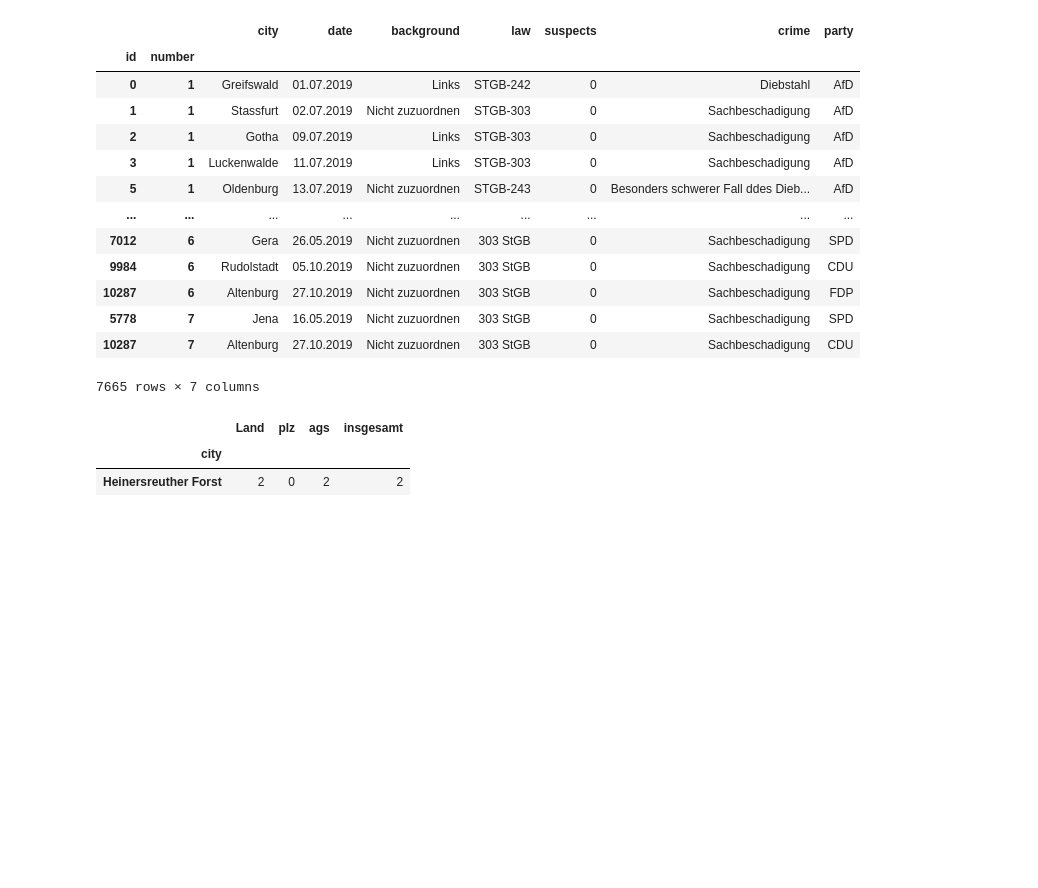
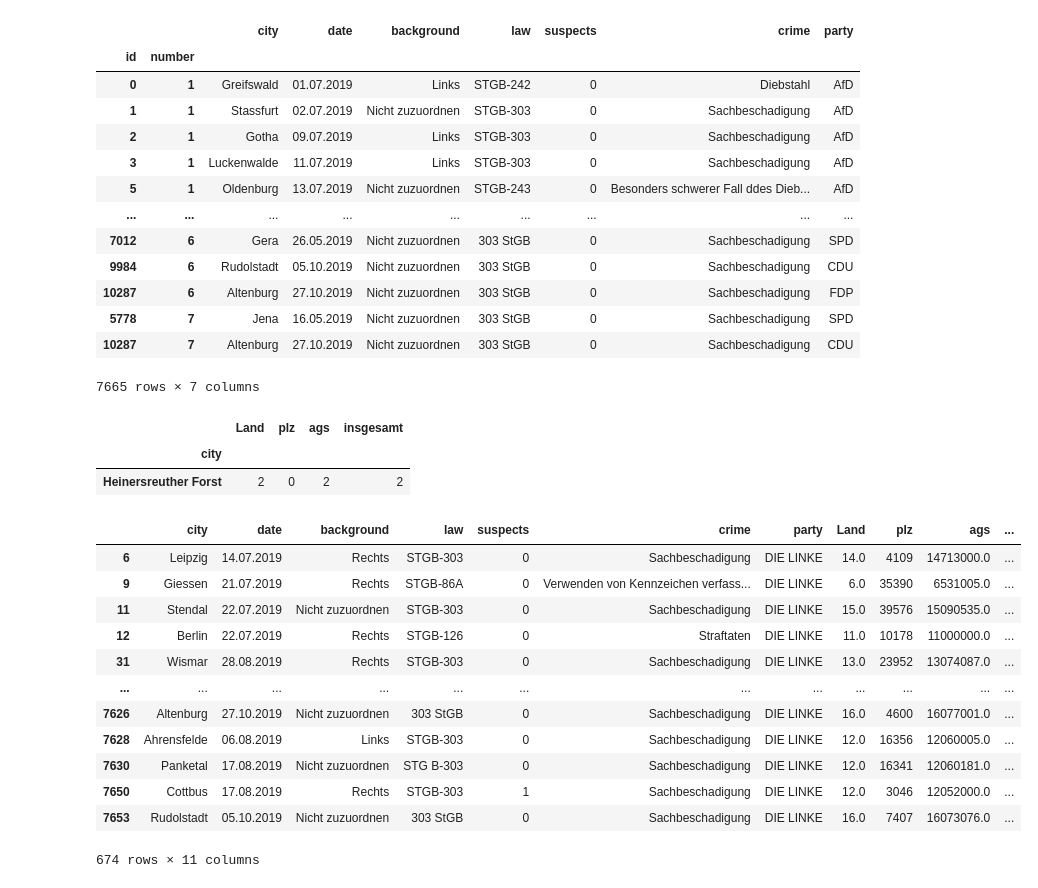
Before and after one commit to mariusgruenewald/pol_viol, a Jupyter notebook: pol_viol/crime_data_prep.ipynb, the cells around one changed output. Drawn from its saved outputs; the diff is of its cells as text; code cells hidden in the pictures; blank space fills up the shorter version.

```diff
--- a/pol_viol/crime_data_prep.ipynb
+++ b/pol_viol/crime_data_prep.ipynb
@@ -221,5 +221,21 @@ test[test["ags"] > 1]
 # %%
 # Still imperfect - we have roughly 400 unidentified crimes
 data_crime_3 = pd.merge(data_crime_2, data_org_2, on=['city'], how='left', validate='m:1')
+# %%
+data_crime_3[data_crime_3["party"].str.contains("DIE LINKE")]
+# %% [output]
+|  | city | date | background | law | suspects | crime | party | Land | plz | ags | ... |
+| 6 | Leipzig | 14.07.2019 | Rechts | STGB-303 | 0 | Sachbeschadigung | DIE LINKE | 14.0 | 4109 | 14713000.0 | ... |
+| 9 | Giessen | 21.07.2019 | Rechts | STGB-86A | 0 | Verwenden von Kennzeichen verfass... | DIE LINKE | 6.0 | 35390 | 6531005.0 | ... |
+| 11 | Stendal | 22.07.2019 | Nicht zuzuordnen | STGB-303 | 0 | Sachbeschadigung | DIE LINKE | 15.0 | 39576 | 15090535.0 | ... |
+| 12 | Berlin | 22.07.2019 | Rechts | STGB-126 | 0 | Straftaten | DIE LINKE | 11.0 | 10178 | 11000000.0 | ... |
+| 31 | Wismar | 28.08.2019 | Rechts | STGB-303 | 0 | Sachbeschadigung | DIE LINKE | 13.0 | 23952 | 13074087.0 | ... |
+| ... | ... | ... | ... | ... | ... | ... | ... | ... | ... | ... | ... |
+| 7626 | Altenburg | 27.10.2019 | Nicht zuzuordnen | 303 StGB | 0 | Sachbeschadigung | DIE LINKE | 16.0 | 4600 | 16077001.0 | ... |
+| 7628 | Ahrensfelde | 06.08.2019 | Links | STGB-303 | 0 | Sachbeschadigung | DIE LINKE | 12.0 | 16356 | 12060005.0 | ... |
+| 7630 | Panketal | 17.08.2019 | Nicht zuzuordnen | STG B-303 | 0 | Sachbeschadigung | DIE LINKE | 12.0 | 16341 | 12060181.0 | ... |
+| 7650 | Cottbus | 17.08.2019 | Rechts | STGB-303 | 1 | Sachbeschadigung | DIE LINKE | 12.0 | 3046 | 12052000.0 | ... |
+| 7653 | Rudolstadt | 05.10.2019 | Nicht zuzuordnen | 303 StGB | 0 | Sachbeschadigung | DIE LINKE | 16.0 | 7407 | 16073076.0 | ... |
+674 rows × 11 columns
 # %%
 data_crime_3.to_csv(r'crime_data_edited.csv')
```
Also changed, not shown: 2 other files.
